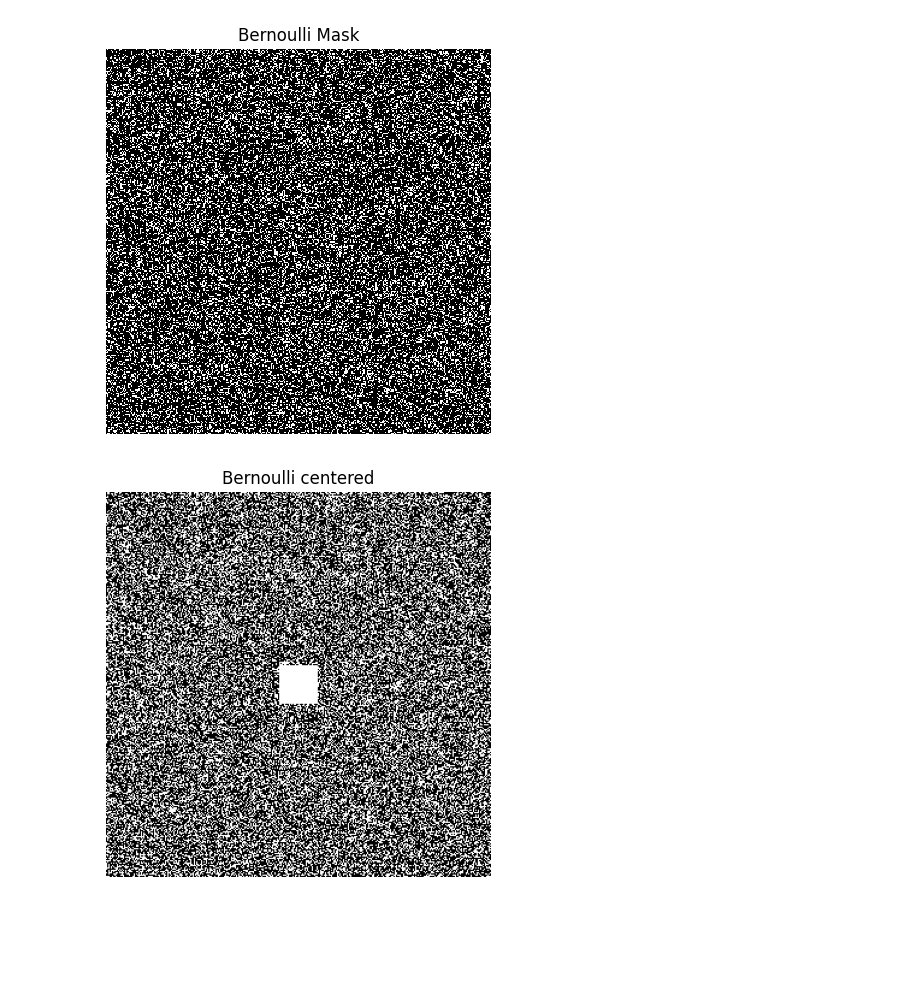
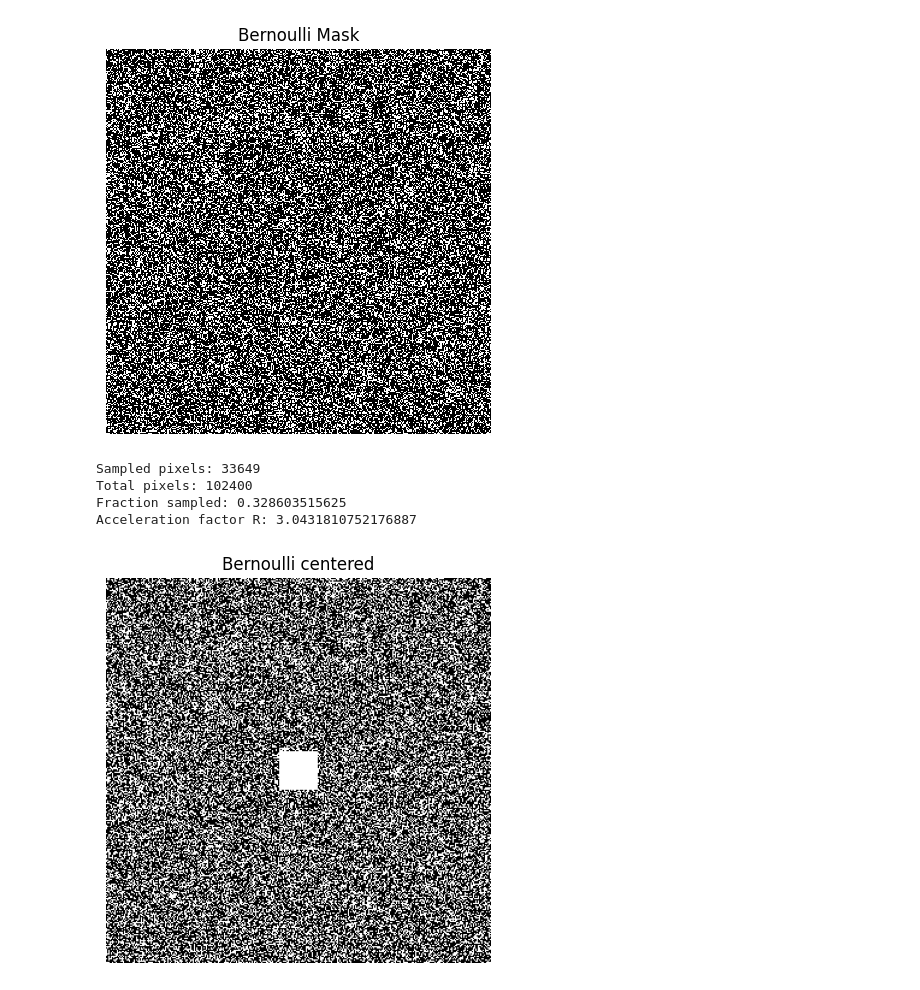
Before and after one commit to jkostaa/bachelor-thesis, a Jupyter notebook: notebooks/visualizer.ipynb, the cells around one changed output. Cells and saved outputs as stored; diff of their text form; code cells hidden in the pictures; blank space fills up the shorter version.

```diff
--- a/notebooks/visualizer.ipynb
+++ b/notebooks/visualizer.ipynb
@@ -1,4 +1,5 @@
 # %%
+import numpy as np
 import matplotlib.pyplot as plt
 from utilities.masks import (
     PseudoRandomColumnMask,
@@ -11,67 +12,70 @@ from utilities.masks import (
     UniformColumnMask
 )
 
-bernoulli_mask = BernoulliMask(0.25, seed=42)
-bernoulli_mask_array = bernoulli_mask.generate((320,320))
+bernoulli_mask = BernoulliMask(0.33, seed=42).generate((320,320))
 
 # bernoulli
 plt.figure(figsize=(5, 5))
-plt.imshow(bernoulli_mask_array, cmap='gray', vmin=0, vmax=1, interpolation='nearest') # interpolation='nearest'
+plt.imshow(bernoulli_mask, cmap='gray', vmin=0, vmax=1, interpolation='nearest') # interpolation='nearest'
 plt.title('Bernoulli Mask')
 plt.axis('off')
 plt.show()
 
+print('Sampled pixels:', np.sum(bernoulli_mask))
+print('Total pixels:', bernoulli_mask.size)
+print('Fraction sampled:', np.sum(bernoulli_mask) / bernoulli_mask.size)
+print('Acceleration factor R:', bernoulli_mask.size / np.sum(bernoulli_mask))
+
 # centered bernoulli
-centered_bernoulli_mask = CenteredBernoulliMask(0.4, 0.1, seed=42)
-centered_bernoulli_mask_array = centered_bernoulli_mask.generate((320,320))
+centered_bernoulli_mask = CenteredBernoulliMask(0.4, 0.1, seed=42).generate((320,320))
 
 plt.figure(figsize=(5, 5))
-plt.imshow(centered_bernoulli_mask_array, cmap='gray', vmin=0, vmax=1)
+plt.imshow(centered_bernoulli_mask, cmap='gray', vmin=0, vmax=1)
 plt.title('Bernoulli centered')
 plt.axis('off')
 plt.show()
 
-
 # variable density (gaussian, exponential)
-variable_density_mask = VariableDensityMask('gaussian', 0.25, seed=42)
-variable_density_mask_array = variable_density_mask.generate((320,320))
+variable_density_mask = VariableDensityMask('gaussian', 0.25, seed=42).generate((320,320))
 
 plt.figure(figsize=(5, 5))
-plt.imshow(variable_density_mask_array, cmap='gray', vmin=0, vmax=1)
+plt.imshow(variable_density_mask, cmap='gray', vmin=0, vmax=1)
 #plt.title('Variable density(Gaussian 2D)')
 plt.axis('off')
 plt.show()
 
-# uniform random
-uniform_random = UniformColumnMask((320,320), 8, seed=42)
-uniform_random_array = uniform_random.get_mask()
+# uniform column
+uniform_col = UniformColumnMask((320,320), 8, seed=42).get_mask()
 
 plt.figure(figsize=(5, 5))
-plt.imshow(uniform_random_array, cmap='gray', vmin=0, vmax=1)
+plt.imshow(uniform_col, cmap='gray', vmin=0, vmax=1)
 plt.title('Uniform column mask')
 plt.axis('off')
 plt.show()
 
 
 # pseudo random column
-pseudo_rand_mask = PseudoRandomColumnMask((320,320), 8, 6, seed=42)
-pseudo_rand_mask_array = pseudo_rand_mask.get_mask()
+pseudo_rand_mask = PseudoRandomColumnMask((320,320), 8, 6, seed=42).get_mask()
 
 plt.figure(figsize=(5, 5))
-plt.imshow(pseudo_rand_mask_array, cmap='gray', vmin=0, vmax=1)
+plt.imshow(pseudo_rand_mask, cmap='gray', vmin=0, vmax=1)
 plt.title('Pseudo random (Gaussian 1D)')
 plt.axis('off')
 plt.show()
 
 #radial
 radial_mask_array = RadialMask((320,320), 32, 0.08).generate()
 
 plt.imshow(radial_mask_array, cmap='gray')
 #plt.title("Radial undersampling mask (20 spokes)")
 plt.axis("off")
 plt.show()
 # %% [output]
-[figure, old version]
+[figure, new version]
+Sampled pixels: 33649
+Total pixels: 102400
+Fraction sampled: 0.328603515625
+Acceleration factor R: 3.0431810752176887
 [figure]
 [figure]
 [figure]
```
Also changed, not shown: parts of 2 cells of this notebook, 1 other file.
